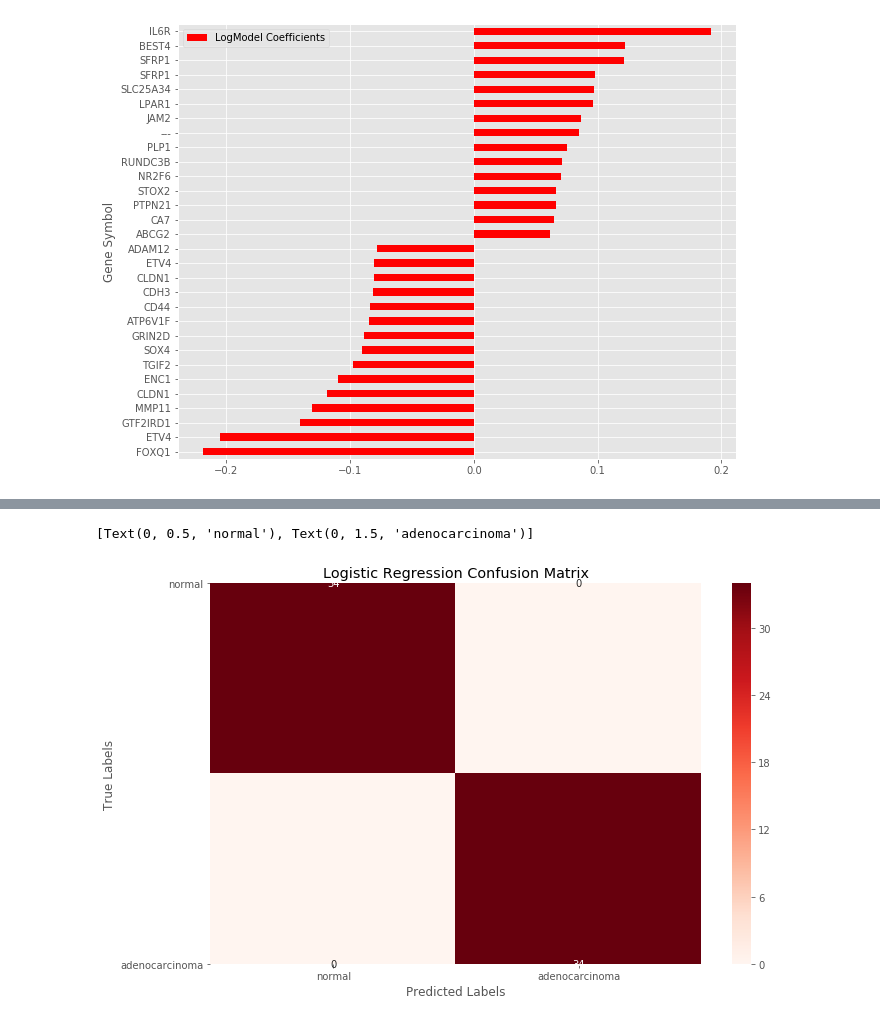
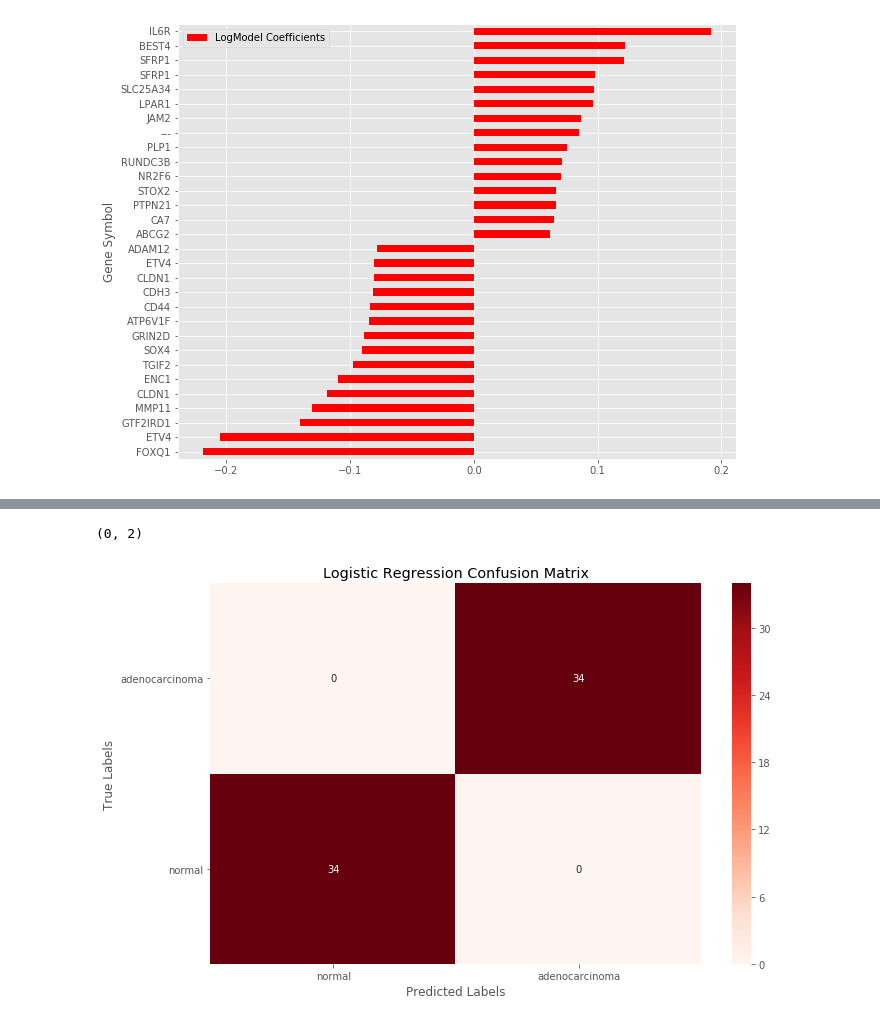
Before and after one commit to phamc4/Genetic_Diagnosis, a Jupyter notebook: Model_Comparisons.ipynb, the cells around one changed output, grey strips where cells are left out. Drawn from its saved outputs; the diff is of its cells as text; code cells hidden in the pictures.

```diff
--- a/Model_Comparisons.ipynb
+++ b/Model_Comparisons.ipynb
@@ -431,16 +458,18 @@ y_probs = logmodel.predict_proba(X_test)
 # %%
 cm_log = confusion_matrix(y_test, log_pred)
 
 fig, ax = plt.subplots(figsize=(11,7))
 sns.heatmap(cm_log, annot=True, ax=ax, cmap='Reds')
 
 ax.set_title('Logistic Regression Confusion Matrix')
 ax.set_ylabel('True Labels')
 ax.set_xlabel('Predicted Labels')
 
 #Set tick labels
 ax.xaxis.set_ticklabels(target_labels)
 ax.yaxis.set_ticklabels(target_labels, rotation=360)
+
+ax.set_ylim([0,2])
 # %% [output]
-[Text(0, 0.5, 'normal'), Text(0, 1.5, 'adenocarcinoma')]
+(0, 2)
-[figure, old version]
+[figure, new version]
```
Also changed, not shown: parts of 4 cells of this notebook.
